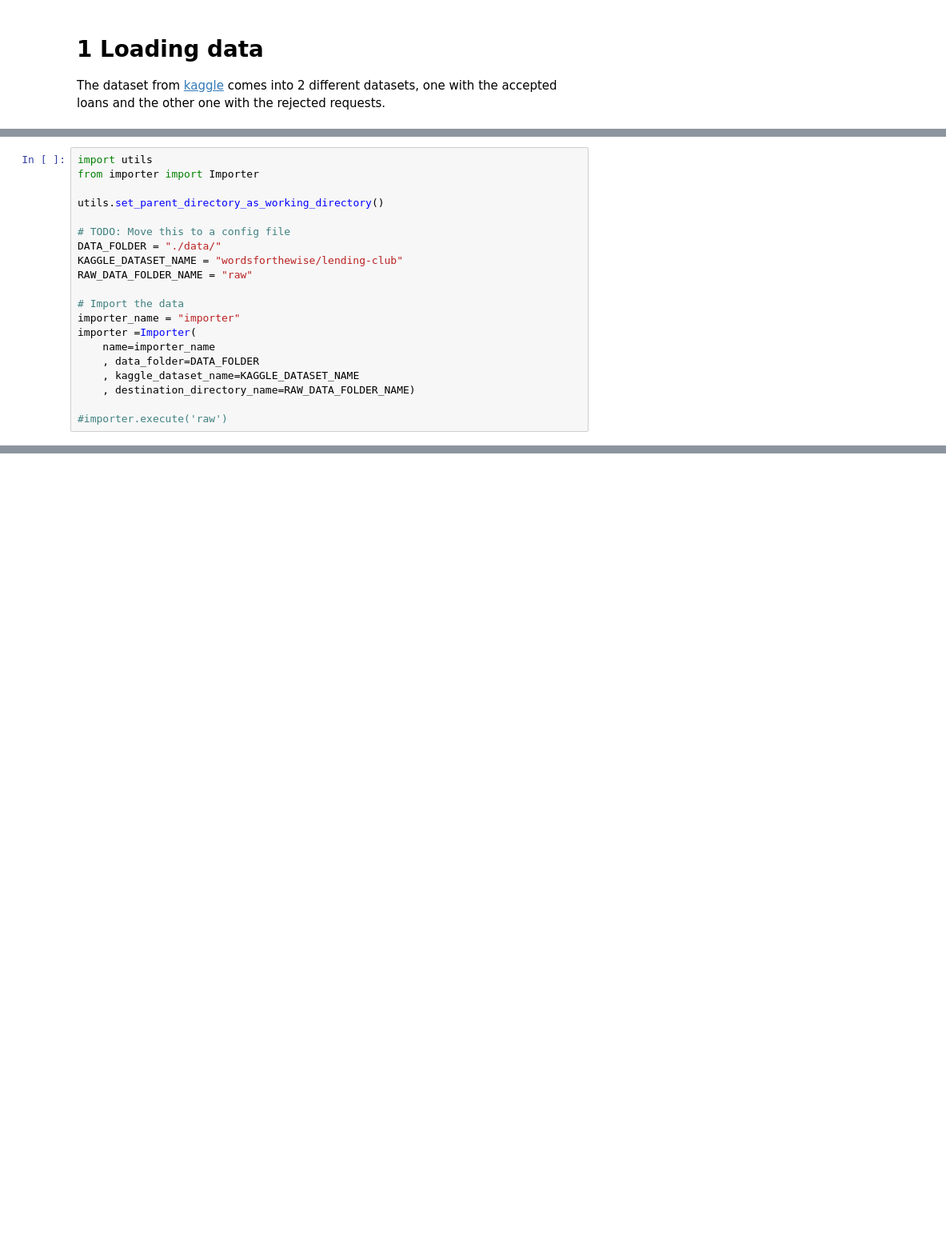
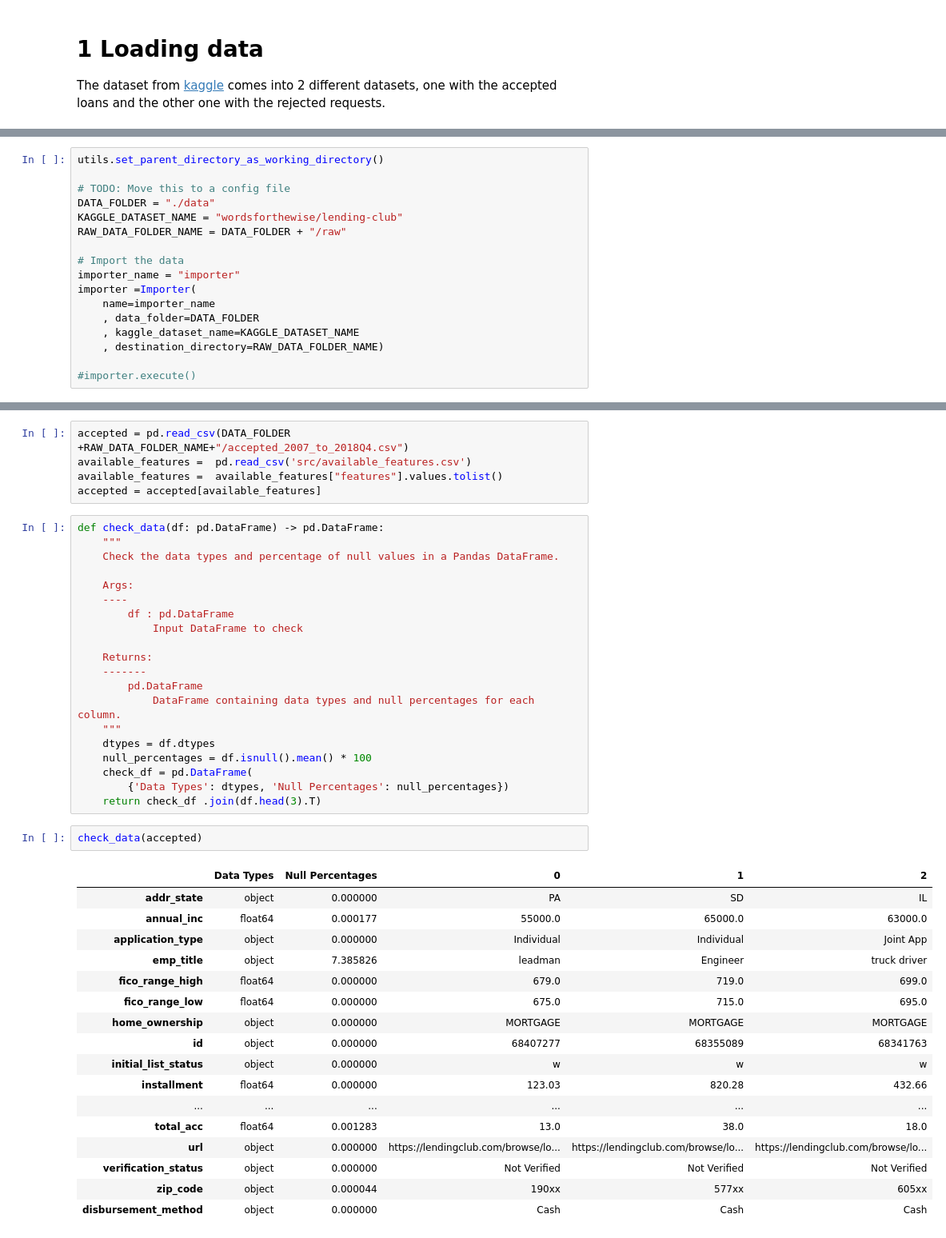
Before and after one commit to alexprieto-aily/TFM_MLOps, a Jupyter notebook: mlflow_project/src/data_loading.ipynb, the cells around one changed output, grey strips where cells are left out. Shown at 80% size. Saved outputs shown, nothing was run; the diff lists cells and outputs as text; blank space fills up the shorter version.

```diff
--- a/mlflow_project/src/data_loading.ipynb
+++ b/mlflow_project/src/data_loading.ipynb
@@ -7,13 +19,10 @@ The dataset from [kaggle](https://www.kaggle.com/datasets/wordsforthewise/lendin
 # %%
-import utils
-from importer import Importer
-
 utils.set_parent_directory_as_working_directory()
 
 # TODO: Move this to a config file
-DATA_FOLDER = "./data/"
+DATA_FOLDER = "./data"
 KAGGLE_DATASET_NAME = "wordsforthewise/lending-club"
-RAW_DATA_FOLDER_NAME = "raw"
+RAW_DATA_FOLDER_NAME = DATA_FOLDER + "/raw"
 
 # Import the data
 importer_name = "importer"
@@ -21,6 +30,6 @@ importer =Importer(
     name=importer_name
     , data_folder=DATA_FOLDER
     , kaggle_dataset_name=KAGGLE_DATASET_NAME
-    , destination_directory_name=RAW_DATA_FOLDER_NAME)
+    , destination_directory=RAW_DATA_FOLDER_NAME)
 
-#importer.execute('raw')
+#importer.execute()
@@ -60,0 +74,45 @@ accepted
+# %%
+accepted = pd.read_csv(DATA_FOLDER +RAW_DATA_FOLDER_NAME+"/accepted_2007_to_2018Q4.csv")
+available_features =  pd.read_csv('src/available_features.csv')
+available_features =  available_features["features"].values.tolist()
+accepted = accepted[available_features]
+# %%
+def check_data(df: pd.DataFrame) -> pd.DataFrame:
+    """
+    Check the data types and percentage of null values in a Pandas DataFrame.
+
+    Args:
+    ----
+        df : pd.DataFrame
+            Input DataFrame to check
+
+    Returns:
+    -------
+        pd.DataFrame
+            DataFrame containing data types and null percentages for each column.
+    """
+    dtypes = df.dtypes
+    null_percentages = df.isnull().mean() * 100
+    check_df = pd.DataFrame(
+        {'Data Types': dtypes, 'Null Percentages': null_percentages})
+    return check_df .join(df.head(3).T)
+# %%
+check_data(accepted)
+# %% [output]
+|  | Data Types | Null Percentages | 0 | 1 | 2 |
+| addr_state | object | 0.000000 | PA | SD | IL |
+| annual_inc | float64 | 0.000177 | 55000.0 | 65000.0 | 63000.0 |
+| application_type | object | 0.000000 | Individual | Individual | Joint App |
+| emp_title | object | 7.385826 | leadman | Engineer | truck driver |
+| fico_range_high | float64 | 0.000000 | 679.0 | 719.0 | 699.0 |
+| fico_range_low | float64 | 0.000000 | 675.0 | 715.0 | 695.0 |
+| home_ownership | object | 0.000000 | MORTGAGE | MORTGAGE | MORTGAGE |
+| id | object | 0.000000 | 68407277 | 68355089 | 68341763 |
+| initial_list_status | object | 0.000000 | w | w | w |
+| installment | float64 | 0.000000 | 123.03 | 820.28 | 432.66 |
+| ... | ... | ... | ... | ... | ... |
+| total_acc | float64 | 0.001283 | 13.0 | 38.0 | 18.0 |
+| url | object | 0.000000 | https://lendingclub.com/browse/lo... | https://lendingclub.com/browse/lo... | https://lendingclub.com/browse/lo... |
+| verification_status | object | 0.000000 | Not Verified | Not Verified | Not Verified |
+| zip_code | object | 0.000044 | 190xx | 577xx | 605xx |
+| disbursement_method | object | 0.000000 | Cash | Cash | Cash |
```
Also changed, not shown: parts of 15 cells of this notebook, 6 other files.
